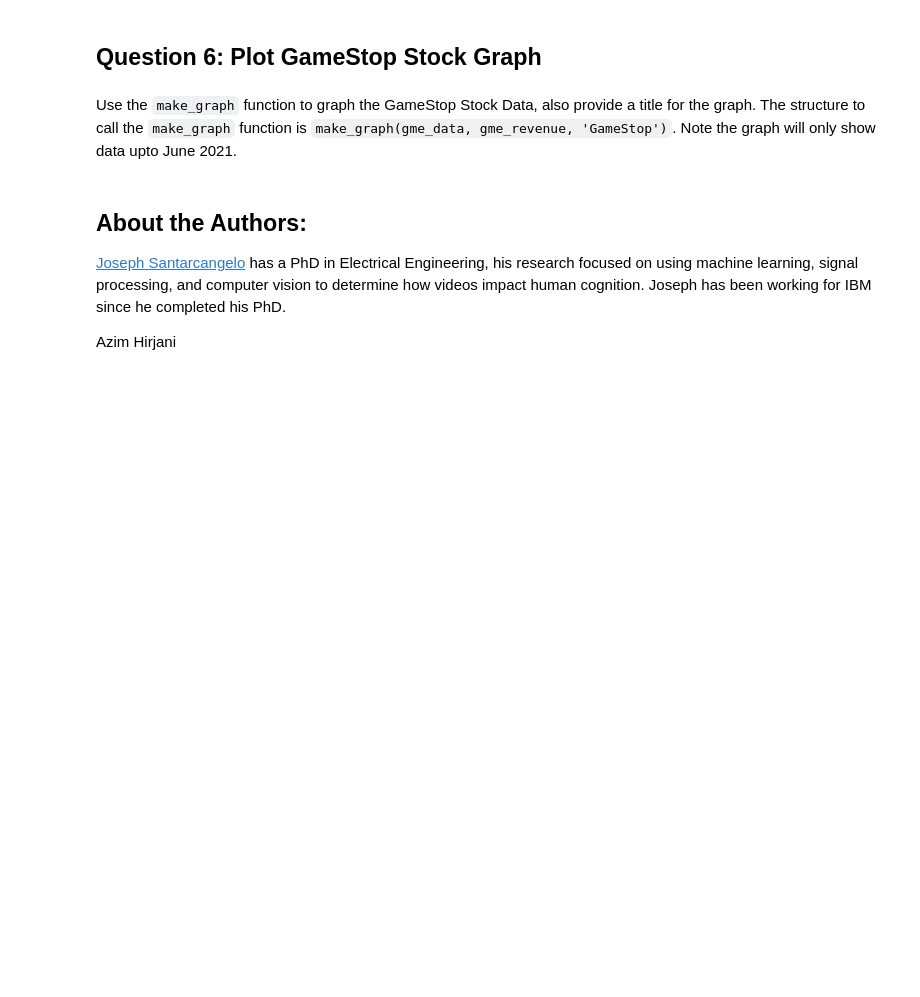
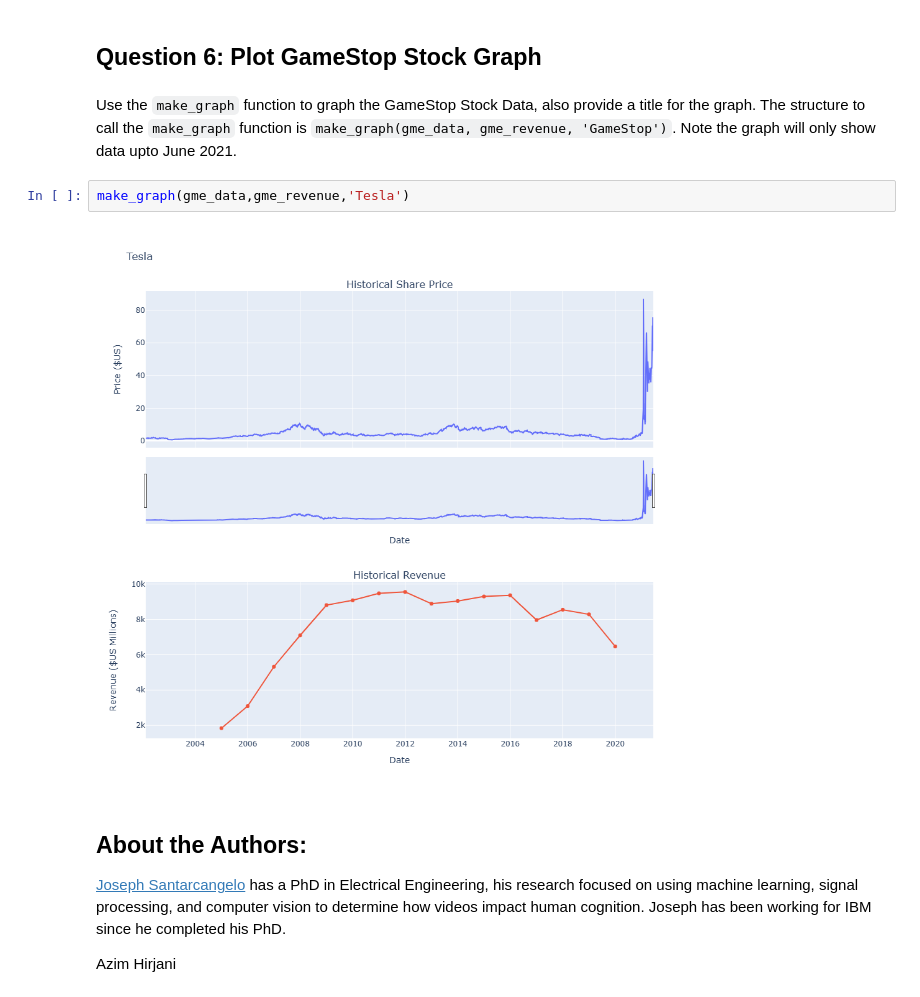
Before and after one commit to bobmaceratini/testrepo, a Jupyter notebook: Final Assignment.ipynb, the cells around one changed output. Saved outputs shown, nothing was run; the diff lists cells and outputs as text; blank space fills up the shorter version.

```diff
--- a/Final Assignment.ipynb
+++ b/Final Assignment.ipynb
@@ -290,6 +290,10 @@ make_graph(tesla_data,tesla_revenue,'Tesla')
 ## Question 6: Plot GameStop Stock Graph
 # %% [markdown]
 Use the `make_graph` function to graph the GameStop Stock Data, also provide a title for the graph. The structure to call the `make_graph` function is `make_graph(gme_data, gme_revenue, 'GameStop')`. Note the graph will only show data upto June 2021.
+# %%
+make_graph(gme_data,gme_revenue,'Tesla')
+# %% [output]
+[figure, added]
 # %% [markdown]
 <h2>About the Authors:</h2>
 
```
